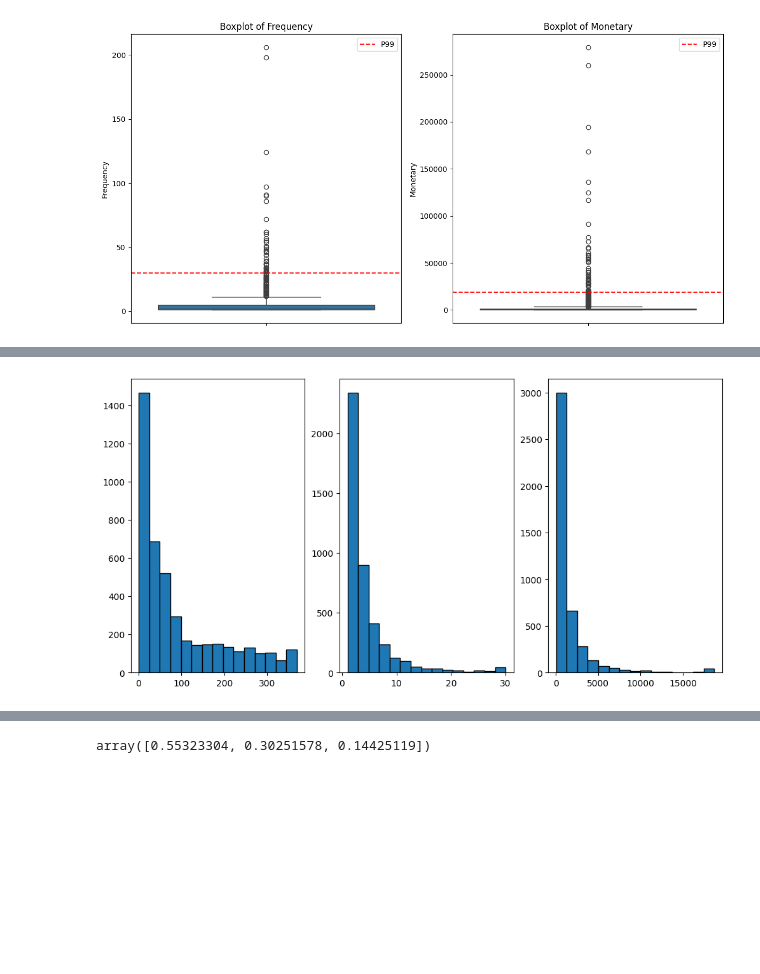
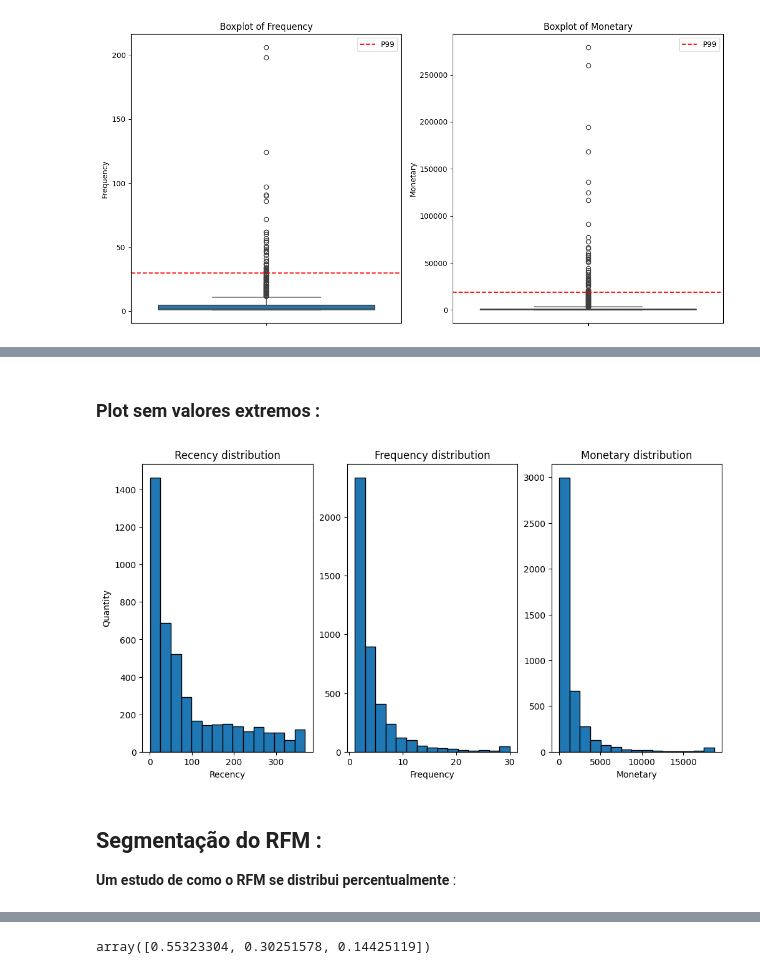
Before and after one commit to LucasDS9/customer-segmentation-rfm, a Jupyter notebook: notebook/ECommerce_segmentation.ipynb, the cells around one changed output, grey strips where cells are left out. Saved outputs shown, nothing was run; the diff lists cells and outputs as text; code cells hidden in the pictures; blank space fills up the shorter version.

```diff
--- a/notebook/ECommerce_segmentation.ipynb
+++ b/notebook/ECommerce_segmentation.ipynb
@@ -466,10 +476,24 @@ for col in ['Recency', 'Frequency', 'Monetary']:
+# %% [markdown]
+### Plot sem valores extremos :
 # %%
 fig, ax = plt.subplots(1,3, figsize=(12,6))
 
 ax[0].hist(rfm_w['Recency'], bins=15, edgecolor='black')
+ax[0].set_title('Recency distribution')
+ax[0].set_ylabel('Quantity')
+ax[0].set_xlabel('Recency')
+
 ax[1].hist(rfm_w['Frequency'], bins=15, edgecolor='black')
+ax[1].set_title('Frequency distribution')
+ax[1].set_xlabel('Frequency')
+
 ax[2].hist(rfm_w['Monetary'], bins=15, edgecolor='black')
+ax[2].set_title('Monetary distribution')
+ax[2].set_xlabel('Monetary')
 
 plt.show()
 # %% [output]
-[figure, old version]
+[figure, new version]
+# %% [markdown]
+## Segmentação do RFM :
+**Um estudo de como o RFM se distribui percentualmente** :
```
Also changed, not shown: parts of 47 cells of this notebook, 2 other files.
